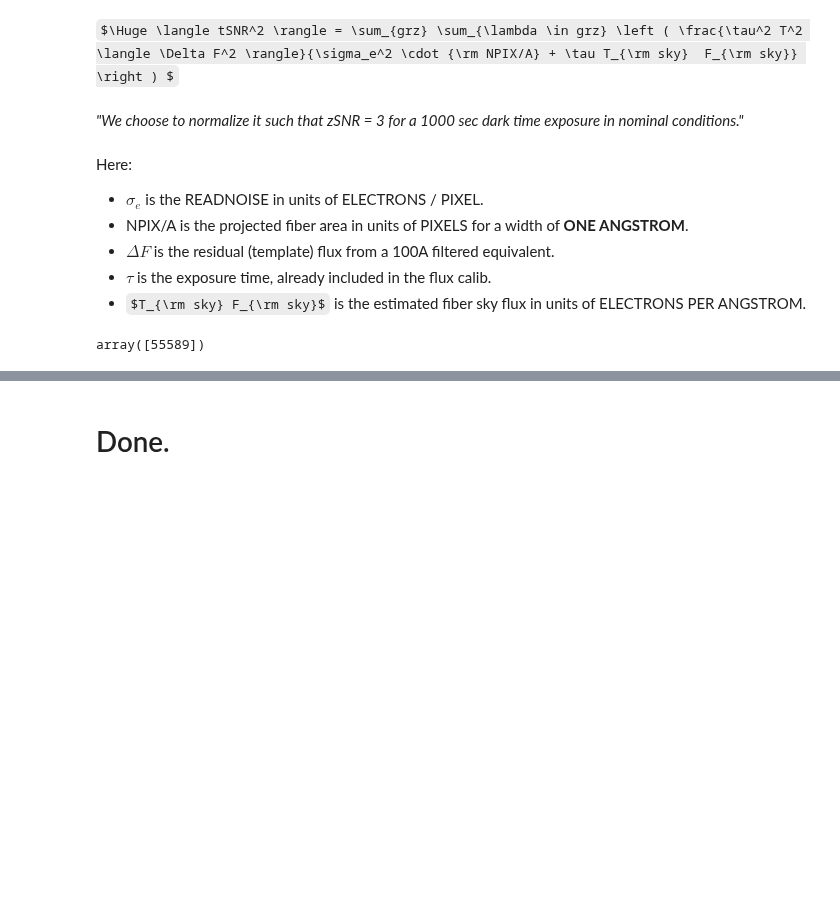
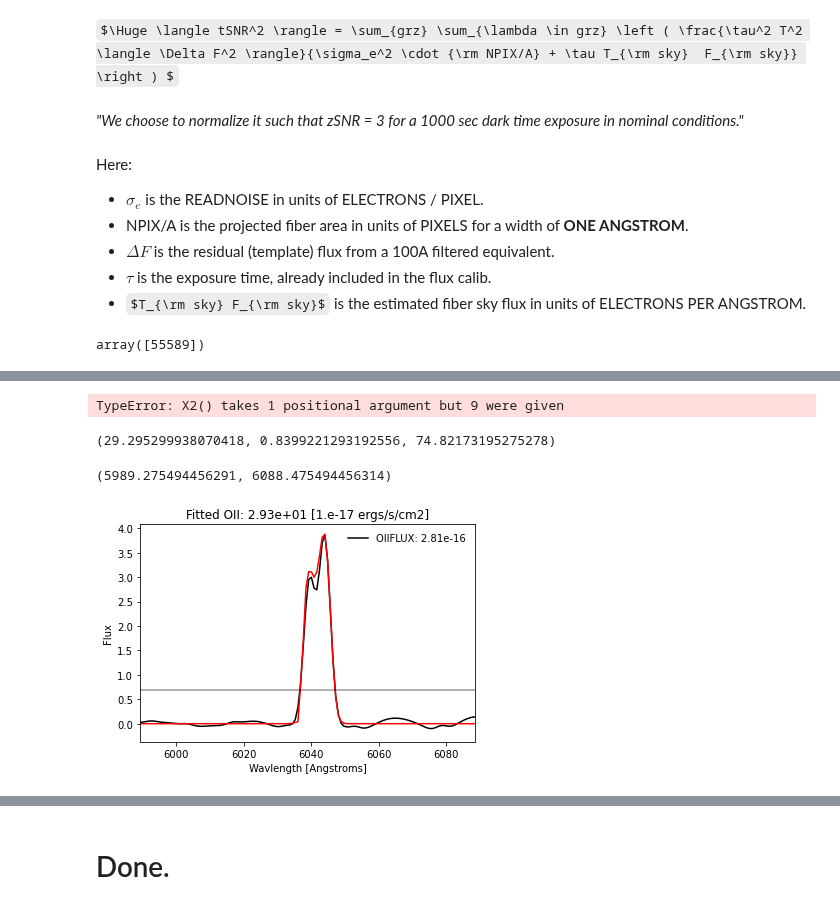
Before and after one commit to desihub/desispec, a Jupyter notebook: doc/nb/TemplateSNR.ipynb, the cells around one changed output, grey strips where cells are left out. Cells and saved outputs as stored; diff of their text form; code cells hidden in the pictures; some formulas as TeX source; blank space fills up the shorter version.

Commit message:
Added deep field ensemble (67230).

```diff
--- a/doc/nb/TemplateSNR.ipynb
+++ b/doc/nb/TemplateSNR.ipynb
@@ -102,0 +210,27 @@ NameError: name 'expids' is not defined
+# %%
+index                               =  5
+petal                               = '5'
+band                                = 'r'
+
+zz                                  = rads.zbests[petal]['Z'][index]
+oii_truth                           = rads.ensemble_meta['ELG']['OIIFLUX'][index]
+
+wave                                = rads.cframes['{}5'.format(band)].wave
+flux                                = rads.cframes['{}5'.format(band)].flux[index,:]
+ivar                                = rads.cframes['{}5'.format(band)].ivar[index,:]
+
+Res                                 = Resolution(rads.cframes['{}5'.format(band)].resolution_data[index])
+
+zz                                  = rads.ensemble_meta['ELG']['REDSHIFT'][index]
+flux                                = rads.ensemble_flux['ELG'][band][index]
+
+twave                               = np.arange(3100., 10400., 0.1)
+# %%
+window                              = np.arange((3727. * (1. + zz)) - 50., (3727. * (1. + zz)) + 50., 0.8)
+xmin, xmax                          = window.min(), window.max()
+
+continuum                           = ((wave > window.min()) & (wave < window.max())) & ((wave < (window.min() + 20.)) | (wave > (window.max() - 20.)))
+continuum                           = np.median(flux[continuum])
+# %%
+flux                                = np.array(flux, copy=True)
+flux                               -= continuum
@@ -102,0 +244,30 @@ NameError: name 'expids' is not defined
+# %%
+x0                                  = np.array([28., 0.7, 30.])
+result                              = scipy.optimize.minimize(X2, x0, args, method='CG')
+
+[line_flux, r, sigma]               = result.x
+# %% [output]
+TypeError: X2() takes 1 positional argument but 9 were given
+# %%
+line_flux, r, sigma
+# %% [output]
+(29.295299938070418, 0.8399221293192556, 74.82173195275278)
+# %%
+Rflux, _, _                         = line_fit(zz, wave, Res, flux, sigma=sigma, r=r, line_flux=line_flux)
+# %%
+pl.plot(wave, flux,  c='k', label='OIIFLUX: {:.2e}'.format(oii_truth))
+pl.plot(wave, Rflux, c='r')
+
+pl.axhline(continuum, alpha=0.4, c='k')
+
+pl.legend(frameon=False)
+
+pl.title('Fitted OII: {:.2e} [1.e-17 ergs/s/cm2]'.format(line_flux))
+
+pl.xlabel('Wavlength [Angstroms]')
+pl.ylabel('Flux')
+
+pl.xlim(xmin, xmax)
+# %% [output]
+(5989.275494456291, 6088.475494456314)
+[figure, added]
```
Also changed, not shown: parts of 29 cells of this notebook, 1 other file.
